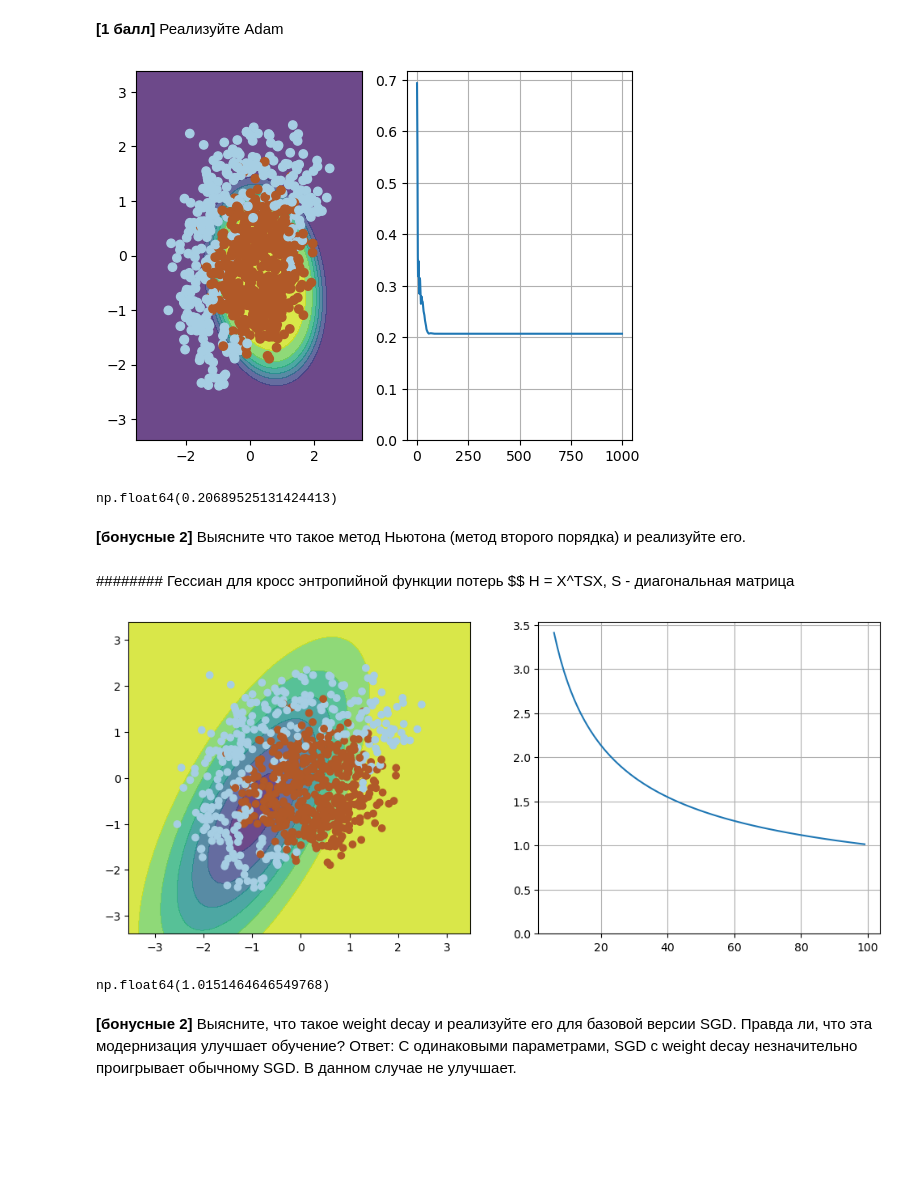
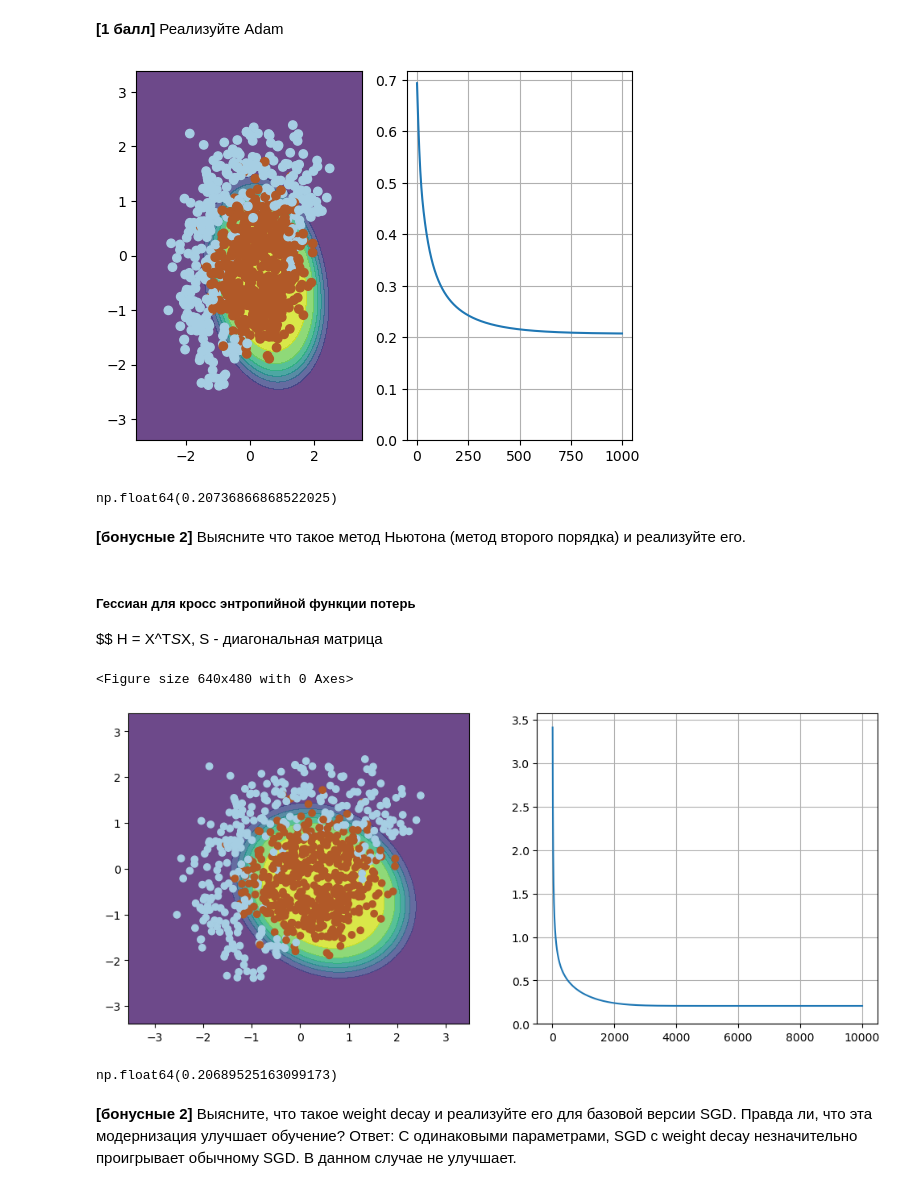
Before and after one commit to Keloper/HSE_math, a Jupyter notebook: PRO/hw-06-BOGUSHIVAN.ipynb, the cells around one changed output. Saved outputs shown, nothing was run; the diff lists cells and outputs as text; code cells hidden in the pictures; blank space fills up the shorter version.

```diff
--- a/PRO/hw-06-BOGUSHIVAN.ipynb
+++ b/PRO/hw-06-BOGUSHIVAN.ipynb
@@ -336,43 +336,40 @@ m = np.zeros_like(w)
 v = np.zeros_like(w)
 beta1 = 0.9
 beta2 = 0.999
-g2 = np.zeros_like(w)
 eps = 1e-8
-alpha = 0.9
-
+lr = 0.01
 n_iter = 1000
 loss = np.zeros(n_iter)
 
 X_train = expand(X)
 y_true = y
 
-for i in range(n_iter):
+for t in range(1, n_iter + 1):
 
-    g = compute_grad(X_train, y, w)
-    loss[i] = compute_loss(X_train, y_true, w)
+    g = compute_grad(X_train, y_true, w)
+    loss[t-1] = compute_loss(X_train, y_true, w)
 
-    m = beta1*m + (1-beta1)*g
-    v = beta2*v + (1-beta2)*(g**2)
+    m = beta1 * m + (1 - beta1) * g
+    v = beta2 * v + (1 - beta2) * (g ** 2)
 
     m_hat = m / (1 - beta1**t)
     v_hat = v / (1 - beta2**t)
 
-    w = w - alpha * m_hat / (np.sqrt(v_hat) + eps)
 
+    w = w - lr * m_hat / (np.sqrt(v_hat) + eps)
 
-
-visualize(X_train, y, w, loss)
+visualize(X_train, y_true, w, loss)
 plt.clf()
 loss[-1]
 # %% [output]
-[figure, old version]
+[figure, new version]
-np.float64(0.20689525131424413)
+np.float64(0.20736866868522025)
 # %%
 # Лучший лосс среди всех видов градиентных спусков показал Adam. За 100 итереций наименьший лосс
 # %% [markdown]
 __[бонусные 2]__ Выясните что такое метод Ньютона (метод второго порядка) и реализуйте его.
 # %% [markdown]
-######## Гессиан для кросс энтропийной функции потерь
+##### Гессиан для кросс энтропийной функции потерь
 $$ H = X^T*S*X, S - диагональная   матрица
 # %%
 #
@@ -383,36 +380,37 @@ S = np.zeros_like(X_train)
 
 
 
-n_iter = 100
+n_iter = 10000
 loss = np.zeros(n_iter)
 plt.figure(figsize=(12, 5))
 
 X_train = expand(X)
 y_true = y
 
 
 
 for i in range(n_iter):
 
     p = probability(X_train, w)
     loss[i] = compute_loss(X_train, y_true, w)
 
     S = np.diag(p * (1 - p))
     H = X_train.T @ S @ X_train
     H_inv = np.linalg.inv(H)
 
     w_new = w - H_inv @ compute_grad(X_train, y_true, w)
 
     w = w_new
 
 
 
 visualize(X_train, y, w, loss)
 plt.clf()
 loss[-1]
 # %% [output]
+<Figure size 640x480 with 0 Axes>
-[figure, old version]
+[figure, new version]
-np.float64(1.0151464646549768)
+np.float64(0.20689525163099173)
 # %% [markdown]
 __[бонусные 2]__ Выясните, что такое weight decay и реализуйте его для базовой версии SGD. Правда ли, что эта модернизация улучшает обучение?
 Ответ:  С одинаковыми параметрами, SGD c weight decay незначительно проигрывает обычному SGD. В данном случае не улучшает.
```
Also changed, not shown: parts of 2 cells of this notebook, 4 other files.
